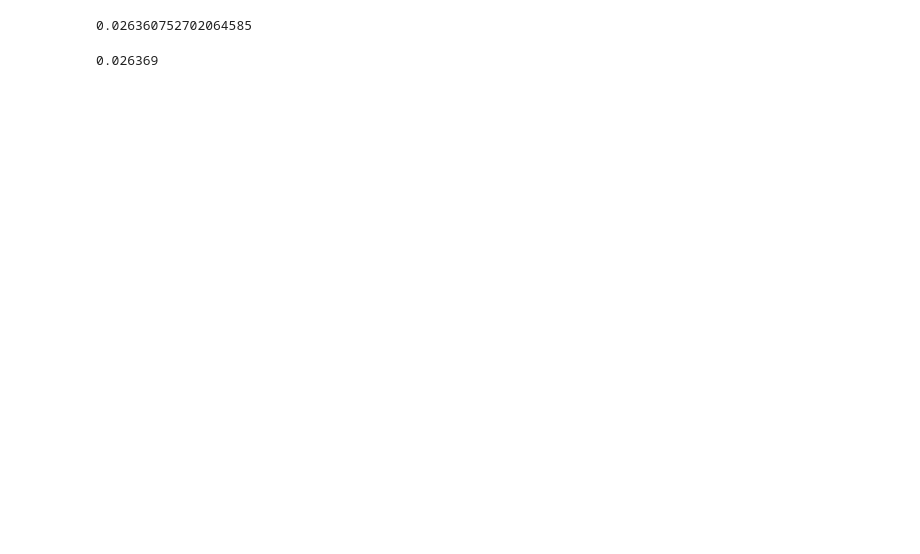
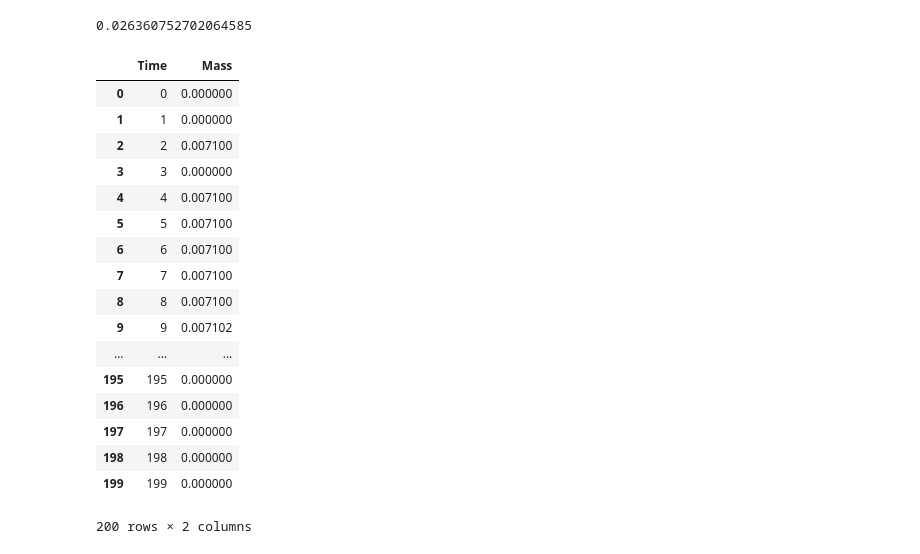
Before and after one commit to bam241/cyclus_jcpoa, a Jupyter notebook: cascade.ipynb, the cells around one changed output. Cells and saved outputs as stored; diff of their text form; code cells hidden in the pictures; blank space fills up the shorter version.

```diff
--- a/cascade.ipynb
+++ b/cascade.ipynb
@@ -136,7 +137,24 @@ get_frac_transaction("cyclus_stg_5.sqlite", send=['cascade_0'], rec=['storage_0'
 frac_atom_to_mass(0.026697979287772927)
 # %% [output]
 0.026360752702064585
-# %%
-0.026369
-# %% [output]
-0.026369
+# %%
+feed_0b
+# %% [output]
+|  | Time | Mass |
+| 0 | 0 | 0.000000 |
+| 1 | 1 | 0.000000 |
+| 2 | 2 | 0.007100 |
+| 3 | 3 | 0.000000 |
+| 4 | 4 | 0.007100 |
+| 5 | 5 | 0.007100 |
+| 6 | 6 | 0.007100 |
+| 7 | 7 | 0.007100 |
+| 8 | 8 | 0.007100 |
+| 9 | 9 | 0.007102 |
+| ... | ... | ... |
+| 195 | 195 | 0.000000 |
+| 196 | 196 | 0.000000 |
+| 197 | 197 | 0.000000 |
+| 198 | 198 | 0.000000 |
+| 199 | 199 | 0.000000 |
+200 rows × 2 columns
```
Also changed, not shown: parts of 10 cells of this notebook, 15 other files.
